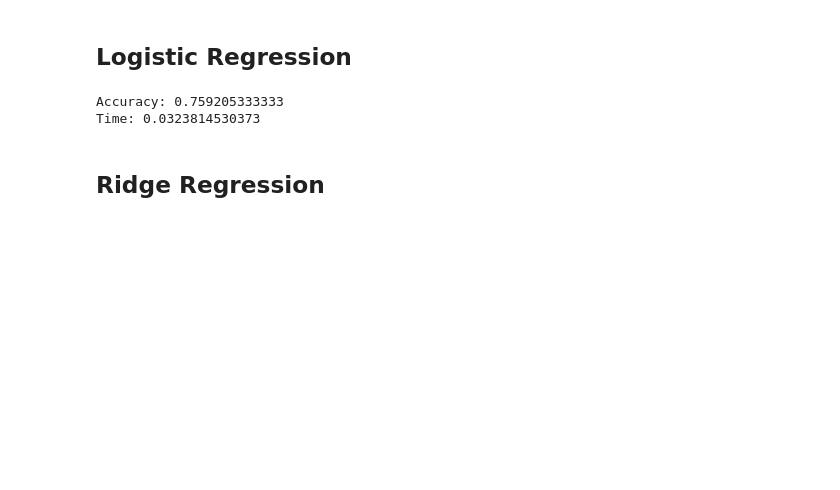
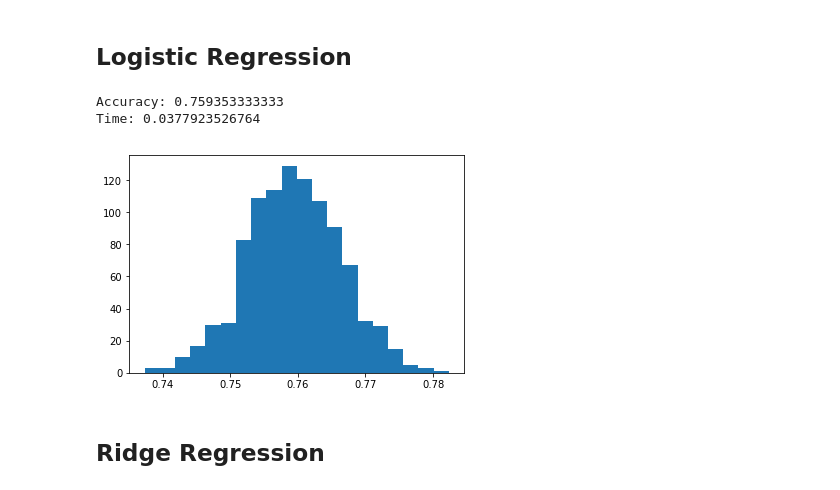
Before and after one commit to a-morr/nbacme, a Jupyter notebook: Algorithm_Discussion.ipynb, the cells around one changed output. Cells and saved outputs as stored; diff of their text form; code cells hidden in the pictures; blank space fills up the shorter version.

```diff
--- a/Algorithm_Discussion.ipynb
+++ b/Algorithm_Discussion.ipynb
@@ -120,14 +123,16 @@ Time: 3.55036334558
 # %%
 from sklearn import linear_model as lm
 
 lam = 10**2
 
 model = lm.LogisticRegression(C=np.abs(1/lam))
-log_reg = runAlgorithm(model, trials=500)
+log_reg = runAlgorithm(model, trials=1000)
 print 'Accuracy: {}\nTime: {}'.format(*log_reg[0])
+plotDist(log_reg[1],20)
 # %% [output]
-Accuracy: 0.759205333333
-Time: 0.0323814530373
+Accuracy: 0.759353333333
+Time: 0.0377923526764
+[figure, added]
 # %% [markdown]
 ## Ridge Regression
 # %%
```
Also changed, not shown: parts of 24 cells of this notebook.
